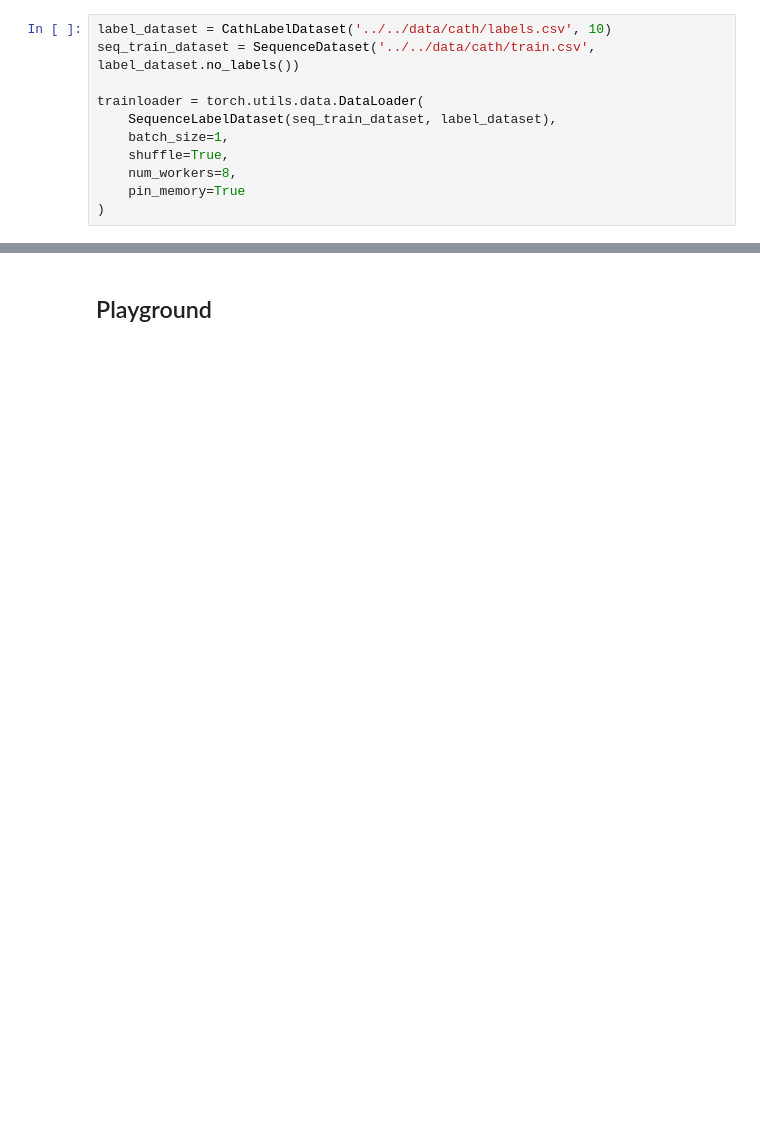
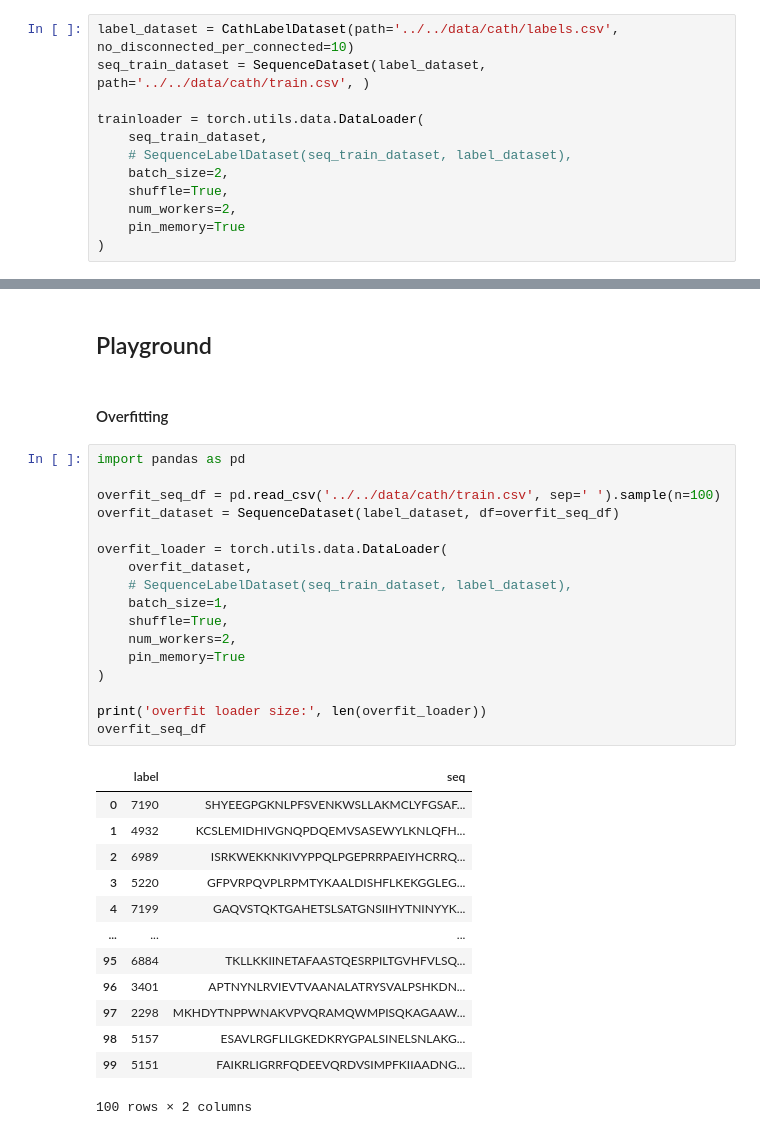
Before and after one commit to horiaionut/Hyperbolical-Embedding-of-Protein-Sequences, a Jupyter notebook: notebooks/cath/embedding.ipynb, the cells around one changed output, grey strips where cells are left out. Drawn from its saved outputs; the diff is of its cells as text; blank space fills up the shorter version.

```diff
--- a/notebooks/cath/embedding.ipynb
+++ b/notebooks/cath/embedding.ipynb
@@ -60,14 +56,15 @@ Using cuda:0
 # %% [markdown]
 ## Data
 # %%
-label_dataset = CathLabelDataset('../../data/cath/labels.csv', 10)
-seq_train_dataset = SequenceDataset('../../data/cath/train.csv', label_dataset.no_labels())
+label_dataset = CathLabelDataset(path='../../data/cath/labels.csv', no_disconnected_per_connected=10)
+seq_train_dataset = SequenceDataset(label_dataset, path='../../data/cath/train.csv', )
 
 trainloader = torch.utils.data.DataLoader(
-    SequenceLabelDataset(seq_train_dataset, label_dataset),
-    batch_size=1,
+    seq_train_dataset,
+    # SequenceLabelDataset(seq_train_dataset, label_dataset),
+    batch_size=2,
     shuffle=True,
-    num_workers=8,
+    num_workers=2,
     pin_memory=True
 )
 # %%
@@ -224,2 +252,35 @@ validation loss: 0.013303213168855976
 # %% [markdown]
 ## Playground
+# %% [markdown]
+#### Overfitting
+# %%
+import pandas as pd
+
+overfit_seq_df = pd.read_csv('../../data/cath/train.csv', sep=' ').sample(n=100)
+overfit_dataset = SequenceDataset(label_dataset, df=overfit_seq_df)
+
+overfit_loader = torch.utils.data.DataLoader(
+    overfit_dataset,
+    # SequenceLabelDataset(seq_train_dataset, label_dataset),
+    batch_size=1,
+    shuffle=True,
+    num_workers=2,
+    pin_memory=True
+)
+
+print('overfit loader size:', len(overfit_loader))
+overfit_seq_df
+# %% [output]
+|  | label | seq |
+| 0 | 7190 | SHYEEGPGKNLPFSVENKWSLLAKMCLYFGSAF... |
+| 1 | 4932 | KCSLEMIDHIVGNQPDQEMVSASEWYLKNLQFH... |
+| 2 | 6989 | ISRKWEKKNKIVYPPQLPGEPRRPAEIYHCRRQ... |
+| 3 | 5220 | GFPVRPQVPLRPMTYKAALDISHFLKEKGGLEG... |
+| 4 | 7199 | GAQVSTQKTGAHETSLSATGNSIIHYTNINYYK... |
+| ... | ... | ... |
+| 95 | 6884 | TKLLKKIINETAFAASTQESRPILTGVHFVLSQ... |
+| 96 | 3401 | APTNYNLRVIEVTVAANALATRYSVALPSHKDN... |
+| 97 | 2298 | MKHDYTNPPWNAKVPVQRAMQWMPISQKAGAAW... |
+| 98 | 5157 | ESAVLRGFLILGKEDKRYGPALSINELSNLAKG... |
+| 99 | 5151 | FAIKRLIGRRFQDEEVQRDVSIMPFKIIAADNG... |
+100 rows × 2 columns
```
Also changed, not shown: parts of 26 cells of this notebook, 8 other files.
